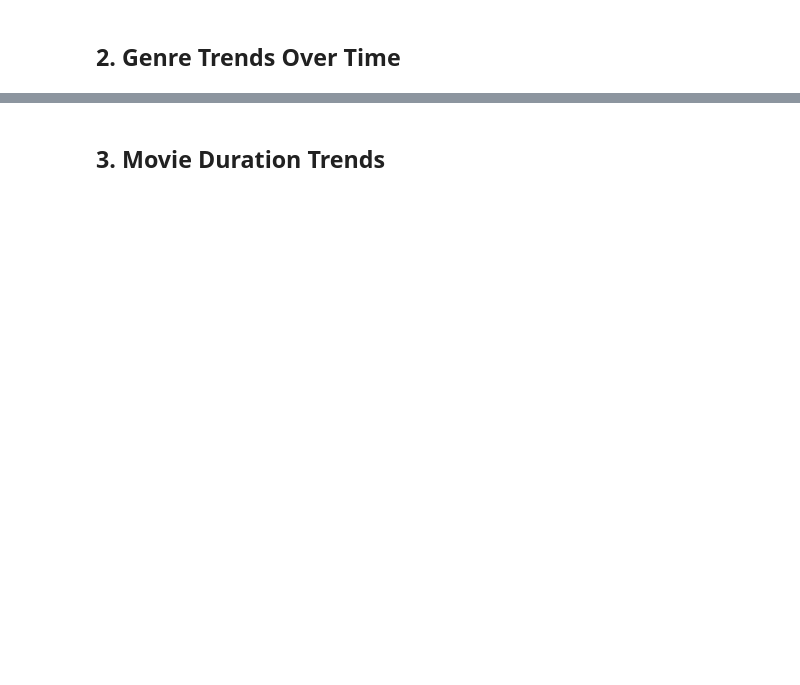
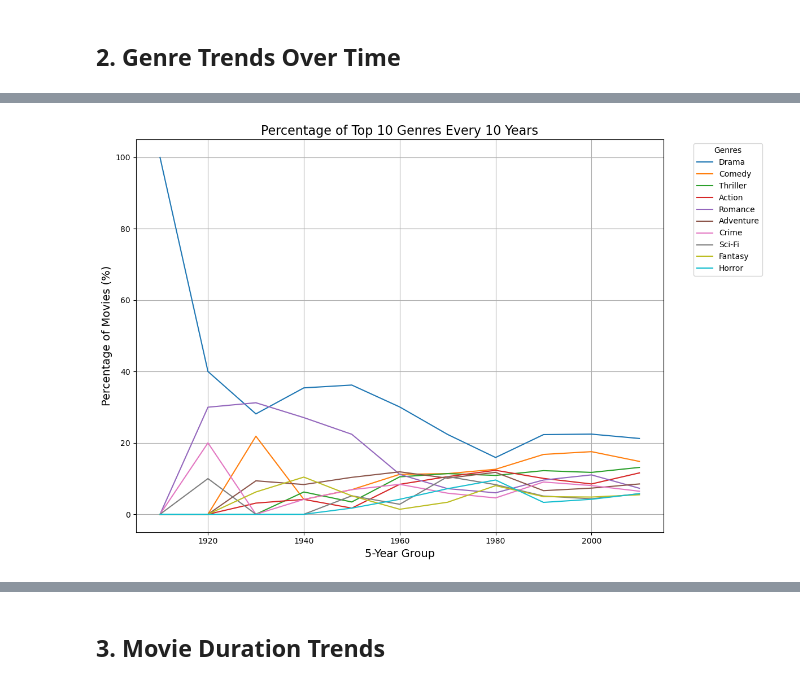
Before and after one commit to epfl-ada/ada-2024-project-theundocumentedanalysts, a Jupyter notebook: mehdi3.ipynb, the cells around one changed output, grey strips where cells are left out. Saved outputs shown, nothing was run; the diff lists cells and outputs as text; code cells hidden in the pictures; blank space fills up the shorter version.

```diff
--- a/mehdi3.ipynb
+++ b/mehdi3.ipynb
@@ -63,0 +137,36 @@ plt.show()
+# %%
+df = pd.read_csv(ABS_PATH+'/data/movie_data.csv')
+
+# Preprocessing: Split genres and expand them
+df['genres'] = df['genres'].str.split('|')
+df_expanded = df.explode('genres')
+
+# Round the title_year to the nearest 5 years for grouping
+df_expanded['year_group'] = (df_expanded['title_year'] // 10) * 10
+
+# Group by 5-year intervals and genre to count occurrences
+genre_counts = df_expanded.groupby(['year_group', 'genres']).size().unstack(fill_value=0)
+
+# Sum total counts across all years to identify the 10 most frequent genres
+top_10_genres = genre_counts.sum().sort_values(ascending=False).head(10).index
+
+# Filter for the top 10 genres only
+genre_counts_top_10 = genre_counts[top_10_genres]
+
+# Normalize counts by the total number of movies per 5-year group to get percentages
+genre_percentages_top_10 = genre_counts_top_10.div(genre_counts_top_10.sum(axis=1), axis=0) * 100
+
+# Plot data
+plt.figure(figsize=(12, 8))
+for genre in genre_percentages_top_10.columns:
+    plt.plot(genre_percentages_top_10.index, genre_percentages_top_10[genre], label=genre)
+
+plt.title('Percentage of Top 10 Genres Every 10 Years', fontsize=16)
+plt.xlabel('5-Year Group', fontsize=14)
+plt.ylabel('Percentage of Movies (%)', fontsize=14)
+plt.legend(title='Genres', bbox_to_anchor=(1.05, 1), loc='upper left')
+plt.grid()
+plt.tight_layout()
+plt.show()
+# %% [output]
+[figure, added]
```
Also changed, not shown: parts of 18 cells of this notebook.
